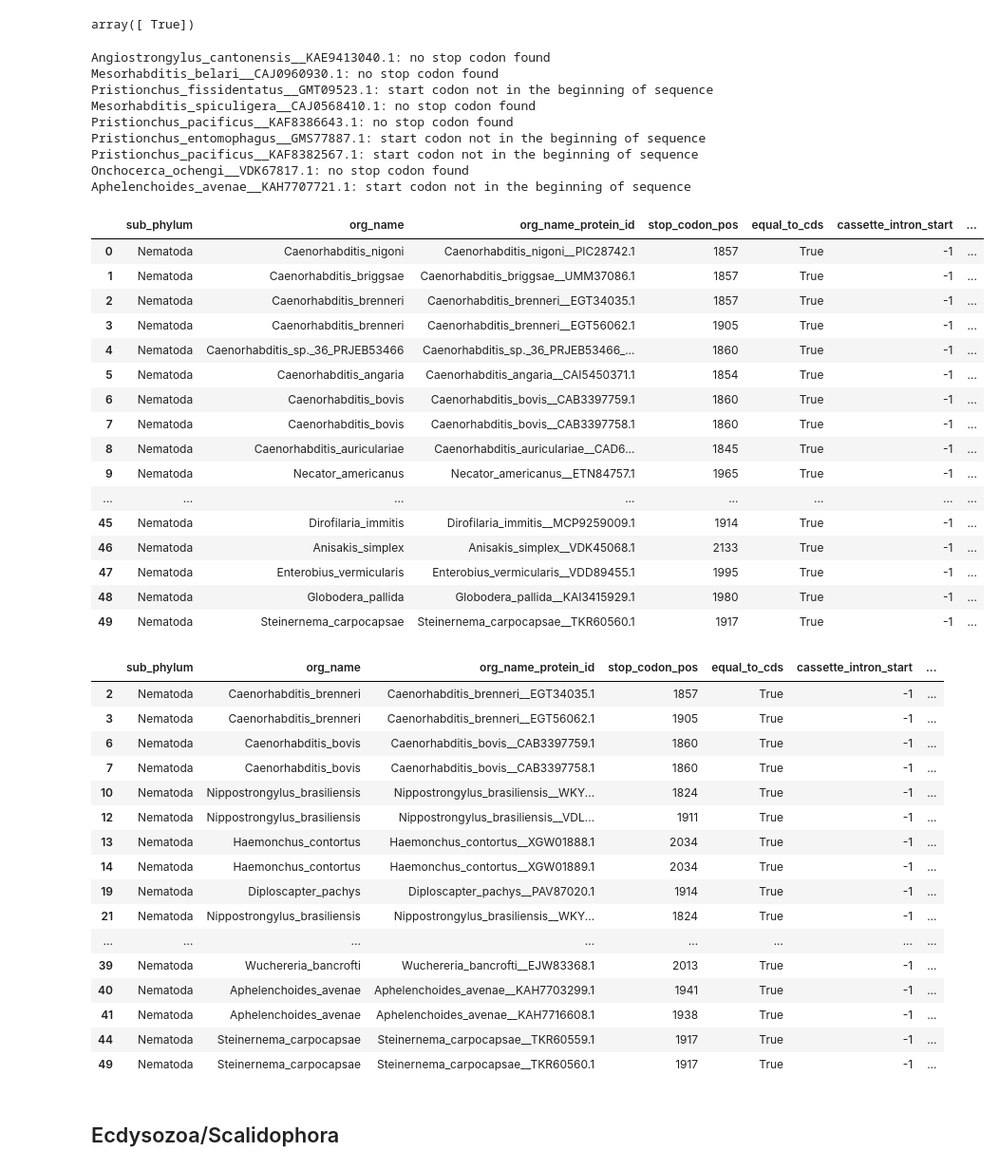
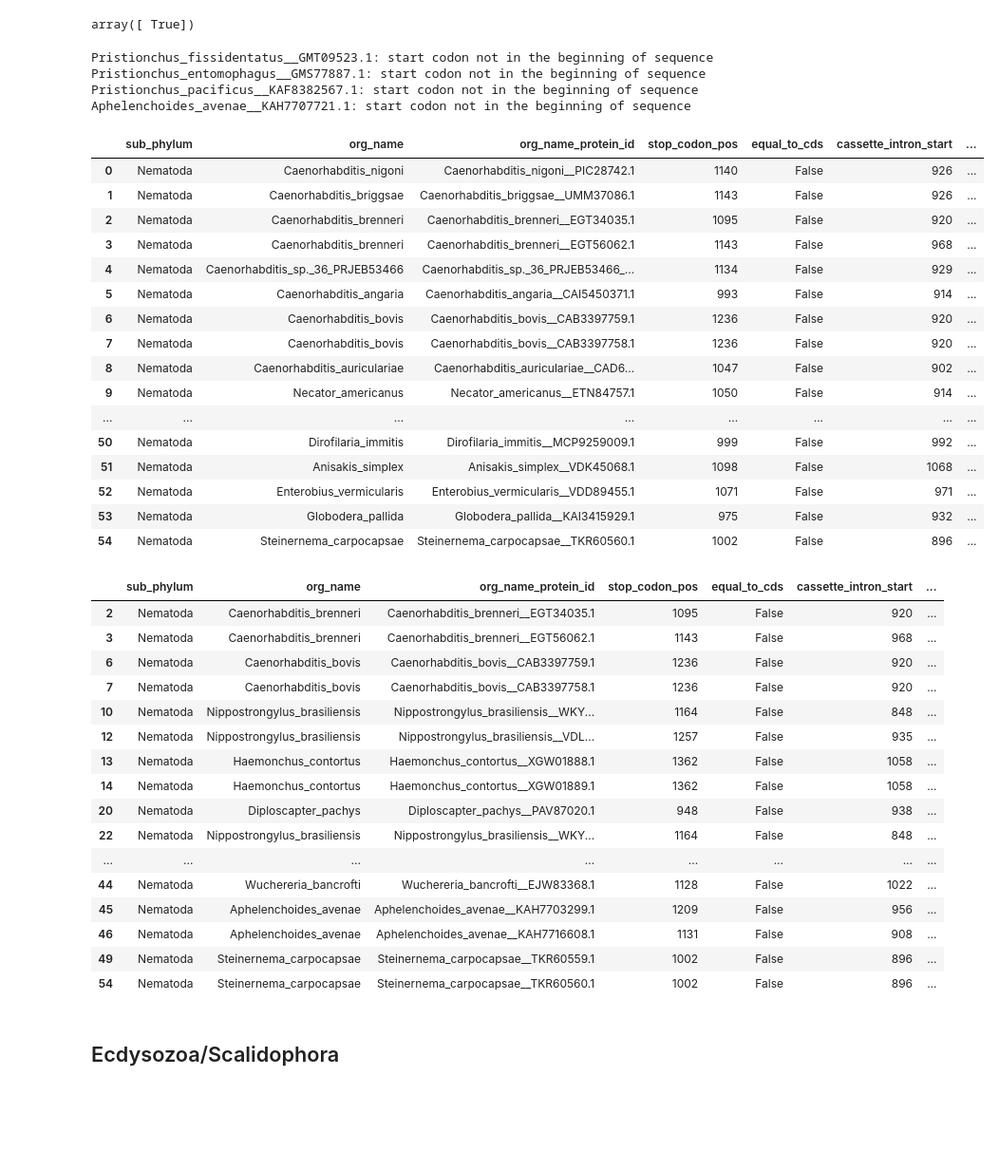
Before and after one commit to ArtemVaska/Diploma, a Jupyter notebook: Scripts/protostomia_psi_blast_upd.ipynb, the cells around one changed output. Shown at 95% size. Cells and saved outputs as stored; diff of their text form; code cells hidden in the pictures; blank space fills up the shorter version.

```diff
--- a/Scripts/protostomia_psi_blast_upd.ipynb
+++ b/Scripts/protostomia_psi_blast_upd.ipynb
@@ -434,56 +434,51 @@ Aphelenchoides_avenae__KAH7707721.1: start codon not in the beginning of sequenc
 array([ True])
 # %%
 # смотрим на позиции стоп-кодона в интроне в его сохранении в cds
-df_cds_cassette, dict_align_cds_cassette = dict_align_info_analyze(df_found_protein_ids, phylum, "cds", dir)
+df_cds_cassette, dict_align_cds_cassette = dict_align_info_analyze(df_found_protein_ids, phylum, "cds_cassette", dir)
 df_cds_cassette
 # %% [output]
-Angiostrongylus_cantonensis__KAE9413040.1: no stop codon found
-Mesorhabditis_belari__CAJ0960930.1: no stop codon found
 Pristionchus_fissidentatus__GMT09523.1: start codon not in the beginning of sequence
-Mesorhabditis_spiculigera__CAJ0568410.1: no stop codon found
-Pristionchus_pacificus__KAF8386643.1: no stop codon found
 Pristionchus_entomophagus__GMS77887.1: start codon not in the beginning of sequence
 Pristionchus_pacificus__KAF8382567.1: start codon not in the beginning of sequence
-Onchocerca_ochengi__VDK67817.1: no stop codon found
 Aphelenchoides_avenae__KAH7707721.1: start codon not in the beginning of sequence
 |  | sub_phylum | org_name | org_name_protein_id | stop_codon_pos | equal_to_cds | cassette_intron_start | ... |
-| 0 | Nematoda | Caenorhabditis_nigoni | Caenorhabditis_nigoni__PIC28742.1 | 1857 | True | -1 | ... |
-| 1 | Nematoda | Caenorhabditis_briggsae | Caenorhabditis_briggsae__UMM37086.1 | 1857 | True | -1 | ... |
-| 2 | Nematoda | Caenorhabditis_brenneri | Caenorhabditis_brenneri__EGT34035.1 | 1857 | True | -1 | ... |
-| 3 | Nematoda | Caenorhabditis_brenneri | Caenorhabditis_brenneri__EGT56062.1 | 1905 | True | -1 | ... |
-| 4 | Nematoda | Caenorhabditis_sp._36_PRJEB53466 | Caenorhabditis_sp._36_PRJEB53466_... | 1860 | True | -1 | ... |
-| 5 | Nematoda | Caenorhabditis_angaria | Caenorhabditis_angaria__CAI5450371.1 | 1854 | True | -1 | ... |
-| 6 | Nematoda | Caenorhabditis_bovis | Caenorhabditis_bovis__CAB3397759.1 | 1860 | True | -1 | ... |
-| 7 | Nematoda | Caenorhabditis_bovis | Caenorhabditis_bovis__CAB3397758.1 | 1860 | True | -1 | ... |
-| 8 | Nematoda | Caenorhabditis_auriculariae | Caenorhabditis_auriculariae__CAD6... | 1845 | True | -1 | ... |
-| 9 | Nematoda | Necator_americanus | Necator_americanus__ETN84757.1 | 1965 | True | -1 | ... |
+| 0 | Nematoda | Caenorhabditis_nigoni | Caenorhabditis_nigoni__PIC28742.1 | 1140 | False | 926 | ... |
+| 1 | Nematoda | Caenorhabditis_briggsae | Caenorhabditis_briggsae__UMM37086.1 | 1143 | False | 926 | ... |
+| 2 | Nematoda | Caenorhabditis_brenneri | Caenorhabditis_brenneri__EGT34035.1 | 1095 | False | 920 | ... |
+| 3 | Nematoda | Caenorhabditis_brenneri | Caenorhabditis_brenneri__EGT56062.1 | 1143 | False | 968 | ... |
+| 4 | Nematoda | Caenorhabditis_sp._36_PRJEB53466 | Caenorhabditis_sp._36_PRJEB53466_... | 1134 | False | 929 | ... |
+| 5 | Nematoda | Caenorhabditis_angaria | Caenorhabditis_angaria__CAI5450371.1 | 993 | False | 914 | ... |
+| 6 | Nematoda | Caenorhabditis_bovis | Caenorhabditis_bovis__CAB3397759.1 | 1236 | False | 920 | ... |
+| 7 | Nematoda | Caenorhabditis_bovis | Caenorhabditis_bovis__CAB3397758.1 | 1236 | False | 920 | ... |
+| 8 | Nematoda | Caenorhabditis_auriculariae | Caenorhabditis_auriculariae__CAD6... | 1047 | False | 902 | ... |
+| 9 | Nematoda | Necator_americanus | Necator_americanus__ETN84757.1 | 1050 | False | 914 | ... |
 | ... | ... | ... | ... | ... | ... | ... | ... |
-| 45 | Nematoda | Dirofilaria_immitis | Dirofilaria_immitis__MCP9259009.1 | 1914 | True | -1 | ... |
-| 46 | Nematoda | Anisakis_simplex | Anisakis_simplex__VDK45068.1 | 2133 | True | -1 | ... |
-| 47 | Nematoda | Enterobius_vermicularis | Enterobius_vermicularis__VDD89455.1 | 1995 | True | -1 | ... |
-| 48 | Nematoda | Globodera_pallida | Globodera_pallida__KAI3415929.1 | 1980 | True | -1 | ... |
-| 49 | Nematoda | Steinernema_carpocapsae | Steinernema_carpocapsae__TKR60560.1 | 1917 | True | -1 | ... |
+| 50 | Nematoda | Dirofilaria_immitis | Dirofilaria_immitis__MCP9259009.1 | 999 | False | 992 | ... |
+| 51 | Nematoda | Anisakis_simplex | Anisakis_simplex__VDK45068.1 | 1098 | False | 1068 | ... |
+| 52 | Nematoda | Enterobius_vermicularis | Enterobius_vermicularis__VDD89455.1 | 1071 | False | 971 | ... |
+| 53 | Nematoda | Globodera_pallida | Globodera_pallida__KAI3415929.1 | 975 | False | 932 | ... |
+| 54 | Nematoda | Steinernema_carpocapsae | Steinernema_carpocapsae__TKR60560.1 | 1002 | False | 896 | ... |
 # %%
 # ищем дубликаты
 df_cds_cassette[df_cds_cassette["org_name"].duplicated(keep=False)]
 # %% [output]
 |  | sub_phylum | org_name | org_name_protein_id | stop_codon_pos | equal_to_cds | cassette_intron_start | ... |
-| 2 | Nematoda | Caenorhabditis_brenneri | Caenorhabditis_brenneri__EGT34035.1 | 1857 | True | -1 | ... |
-| 3 | Nematoda | Caenorhabditis_brenneri | Caenorhabditis_brenneri__EGT56062.1 | 1905 | True | -1 | ... |
-| 6 | Nematoda | Caenorhabditis_bovis | Caenorhabditis_bovis__CAB3397759.1 | 1860 | True | -1 | ... |
-| 7 | Nematoda | Caenorhabditis_bovis | Caenorhabditis_bovis__CAB3397758.1 | 1860 | True | -1 | ... |
-| 10 | Nematoda | Nippostrongylus_brasiliensis | Nippostrongylus_brasiliensis__WKY... | 1824 | True | -1 | ... |
-| 12 | Nematoda | Nippostrongylus_brasiliensis | Nippostrongylus_brasiliensis__VDL... | 1911 | True | -1 | ... |
-| 13 | Nematoda | Haemonchus_contortus | Haemonchus_contortus__XGW01888.1 | 2034 | True | -1 | ... |
-| 14 | Nematoda | Haemonchus_contortus | Haemonchus_contortus__XGW01889.1 | 2034 | True | -1 | ... |
-| 19 | Nematoda | Diploscapter_pachys | Diploscapter_pachys__PAV87020.1 | 1914 | True | -1 | ... |
-| 21 | Nematoda | Nippostrongylus_brasiliensis | Nippostrongylus_brasiliensis__WKY... | 1824 | True | -1 | ... |
+| 2 | Nematoda | Caenorhabditis_brenneri | Caenorhabditis_brenneri__EGT34035.1 | 1095 | False | 920 | ... |
+| 3 | Nematoda | Caenorhabditis_brenneri | Caenorhabditis_brenneri__EGT56062.1 | 1143 | False | 968 | ... |
+| 6 | Nematoda | Caenorhabditis_bovis | Caenorhabditis_bovis__CAB3397759.1 | 1236 | False | 920 | ... |
+| 7 | Nematoda | Caenorhabditis_bovis | Caenorhabditis_bovis__CAB3397758.1 | 1236 | False | 920 | ... |
+| 10 | Nematoda | Nippostrongylus_brasiliensis | Nippostrongylus_brasiliensis__WKY... | 1164 | False | 848 | ... |
+| 12 | Nematoda | Nippostrongylus_brasiliensis | Nippostrongylus_brasiliensis__VDL... | 1257 | False | 935 | ... |
+| 13 | Nematoda | Haemonchus_contortus | Haemonchus_contortus__XGW01888.1 | 1362 | False | 1058 | ... |
+| 14 | Nematoda | Haemonchus_contortus | Haemonchus_contortus__XGW01889.1 | 1362 | False | 1058 | ... |
+| 20 | Nematoda | Diploscapter_pachys | Diploscapter_pachys__PAV87020.1 | 948 | False | 938 | ... |
+| 22 | Nematoda | Nippostrongylus_brasiliensis | Nippostrongylus_brasiliensis__WKY... | 1164 | False | 848 | ... |
 | ... | ... | ... | ... | ... | ... | ... | ... |
-| 39 | Nematoda | Wuchereria_bancrofti | Wuchereria_bancrofti__EJW83368.1 | 2013 | True | -1 | ... |
-| 40 | Nematoda | Aphelenchoides_avenae | Aphelenchoides_avenae__KAH7703299.1 | 1941 | True | -1 | ... |
-| 41 | Nematoda | Aphelenchoides_avenae | Aphelenchoides_avenae__KAH7716608.1 | 1938 | True | -1 | ... |
-| 44 | Nematoda | Steinernema_carpocapsae | Steinernema_carpocapsae__TKR60559.1 | 1917 | True | -1 | ... |
-| 49 | Nematoda | Steinernema_carpocapsae | Steinernema_carpocapsae__TKR60560.1 | 1917 | True | -1 | ... |
+| 44 | Nematoda | Wuchereria_bancrofti | Wuchereria_bancrofti__EJW83368.1 | 1128 | False | 1022 | ... |
+| 45 | Nematoda | Aphelenchoides_avenae | Aphelenchoides_avenae__KAH7703299.1 | 1209 | False | 956 | ... |
+| 46 | Nematoda | Aphelenchoides_avenae | Aphelenchoides_avenae__KAH7716608.1 | 1131 | False | 908 | ... |
+| 49 | Nematoda | Steinernema_carpocapsae | Steinernema_carpocapsae__TKR60559.1 | 1002 | False | 896 | ... |
+| 54 | Nematoda | Steinernema_carpocapsae | Steinernema_carpocapsae__TKR60560.1 | 1002 | False | 896 | ... |
 # %%
 # удаляем дубликаты
 
```
Also changed, not shown: parts of 8 cells of this notebook, 5 other files.
